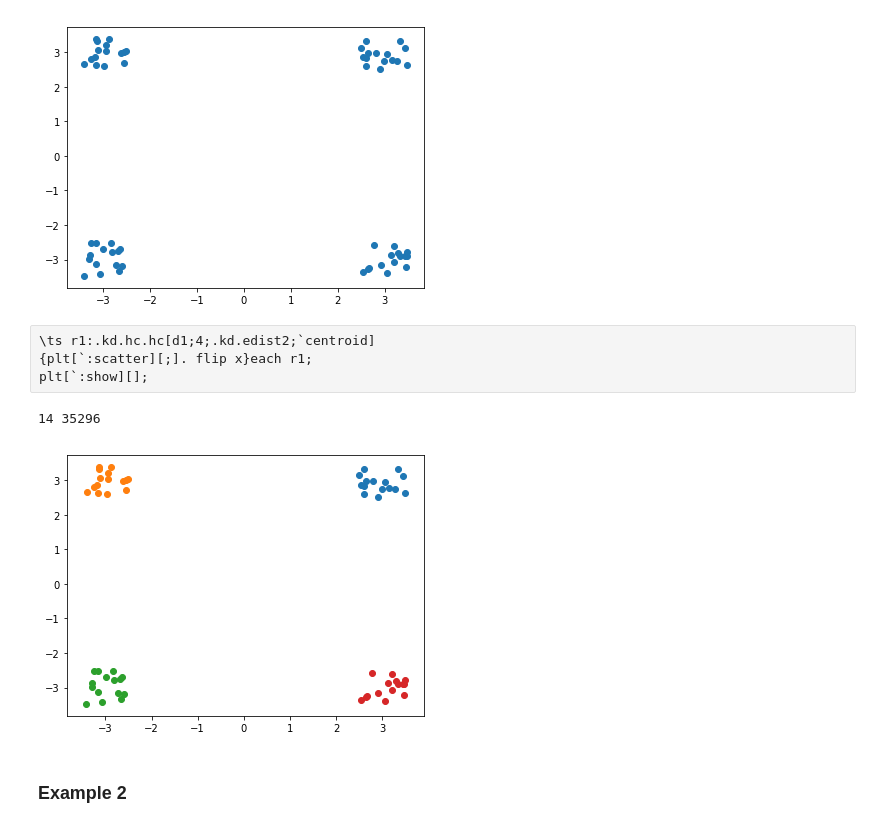
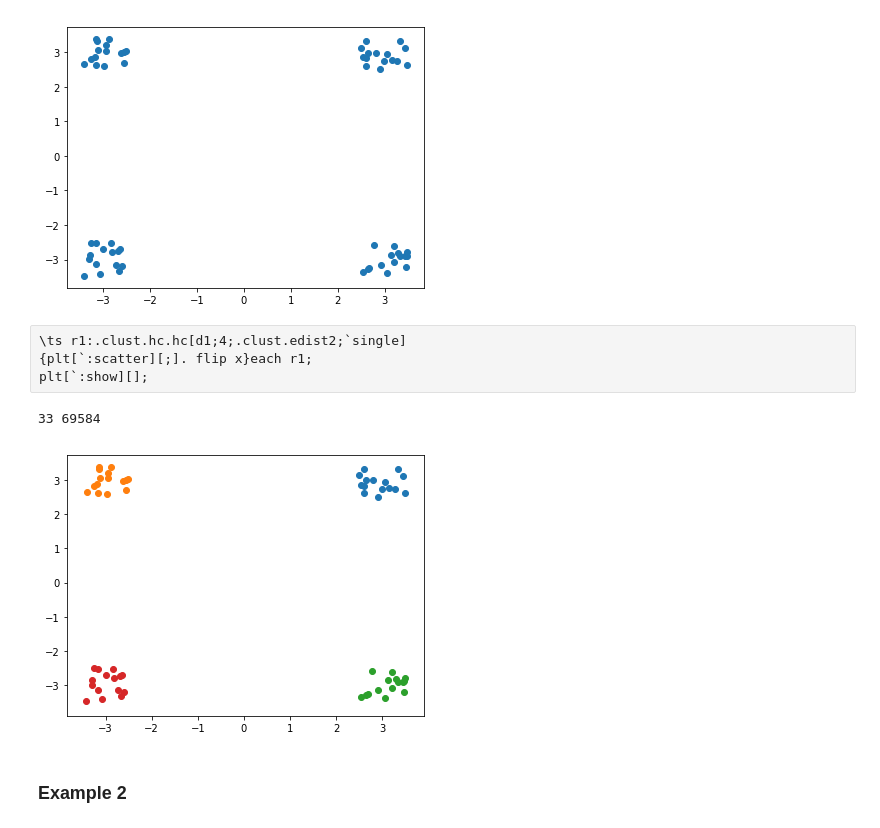
Before and after one commit to Anhmike/clustering, a Jupyter notebook: notebooks/hcaexamples.ipynb, the cells around one changed output. Cells and saved outputs as stored; diff of their text form.

```diff
--- a/notebooks/hcaexamples.ipynb
+++ b/notebooks/hcaexamples.ipynb
@@ -31,12 +31,12 @@ plt[`:show][];
 # %% [output]
 [figure]
 # %%
-\ts r1:.kd.hc.hc[d1;4;.kd.edist2;`centroid]
+\ts r1:.clust.hc.hc[d1;4;.clust.edist2;`single]
 {plt[`:scatter][;]. flip x}each r1;
 plt[`:show][];
 # %% [output]
-14 35296
+33 69584
-[figure, old version]
+[figure, new version]
 # %% [markdown]
 ### Example 2
 # %%
```
Also changed, not shown: parts of 8 cells of this notebook, 5 other files.
